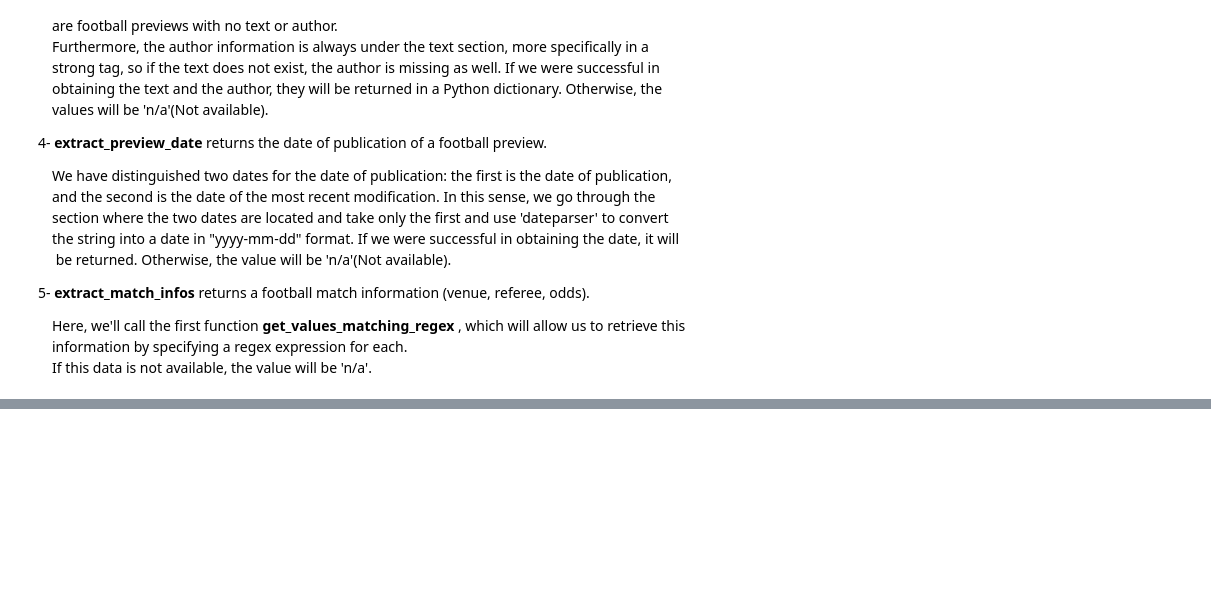
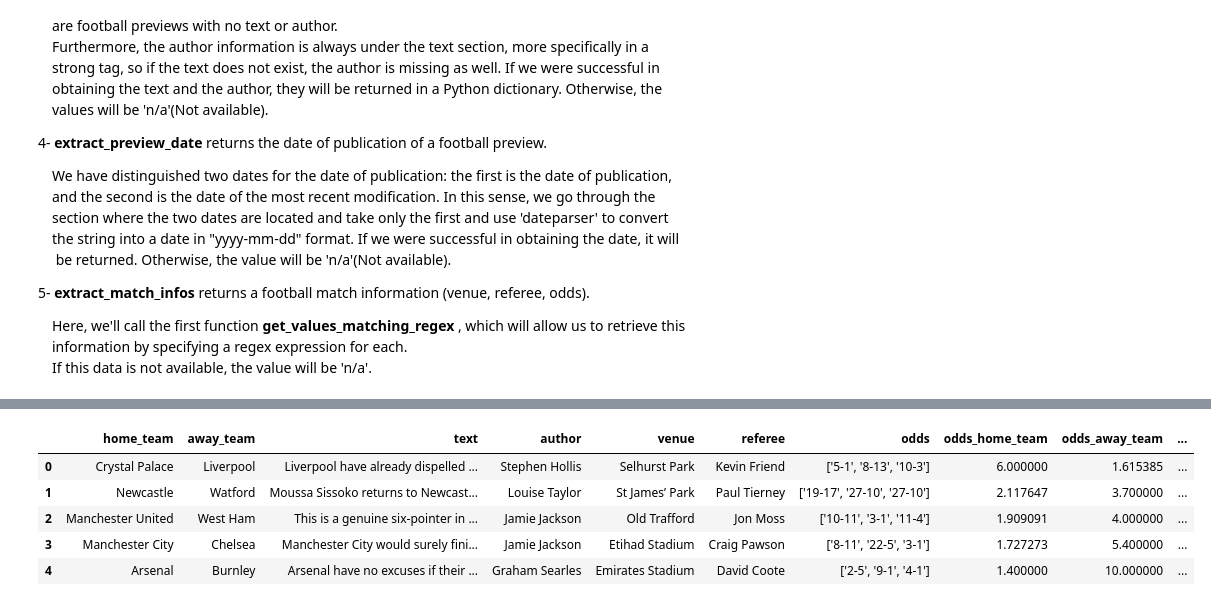
Before and after one commit to real-analytics-rd/lupPreview, a Jupyter notebook: 00_scraper.ipynb, the cells around one changed output, grey strips where cells are left out. Saved outputs shown, nothing was run; the diff lists cells and outputs as text; code cells hidden in the pictures; blank space fills up the shorter version.

```diff
--- a/00_scraper.ipynb
+++ b/00_scraper.ipynb
@@ -741,0 +1239,9 @@ while last_page == False :
+# %%
+df_guardian.head()
+# %% [output]
+|  | home_team | away_team | text | author | venue | referee | odds | odds_home_team | odds_away_team | ... |
+| 0 | Crystal Palace | Liverpool | Liverpool have already dispelled ... | Stephen Hollis | Selhurst Park | Kevin Friend | ['5-1', '8-13', '10-3'] | 6.000000 | 1.615385 | ... |
+| 1 | Newcastle | Watford | Moussa Sissoko returns to Newcast... | Louise Taylor | St James’ Park | Paul Tierney | ['19-17', '27-10', '27-10'] | 2.117647 | 3.700000 | ... |
+| 2 | Manchester United | West Ham | This is a genuine six-pointer in ... | Jamie Jackson | Old Trafford | Jon Moss | ['10-11', '3-1', '11-4'] | 1.909091 | 4.000000 | ... |
+| 3 | Manchester City | Chelsea | Manchester City would surely fini... | Jamie Jackson | Etihad Stadium | Craig Pawson | ['8-11', '22-5', '3-1'] | 1.727273 | 5.400000 | ... |
+| 4 | Arsenal | Burnley | Arsenal have no excuses if their ... | Graham Searles | Emirates Stadium | David Coote | ['2-5', '9-1', '4-1'] | 1.400000 | 10.000000 | ... |
```
Also changed, not shown: parts of 31 cells of this notebook, 30 other files.
